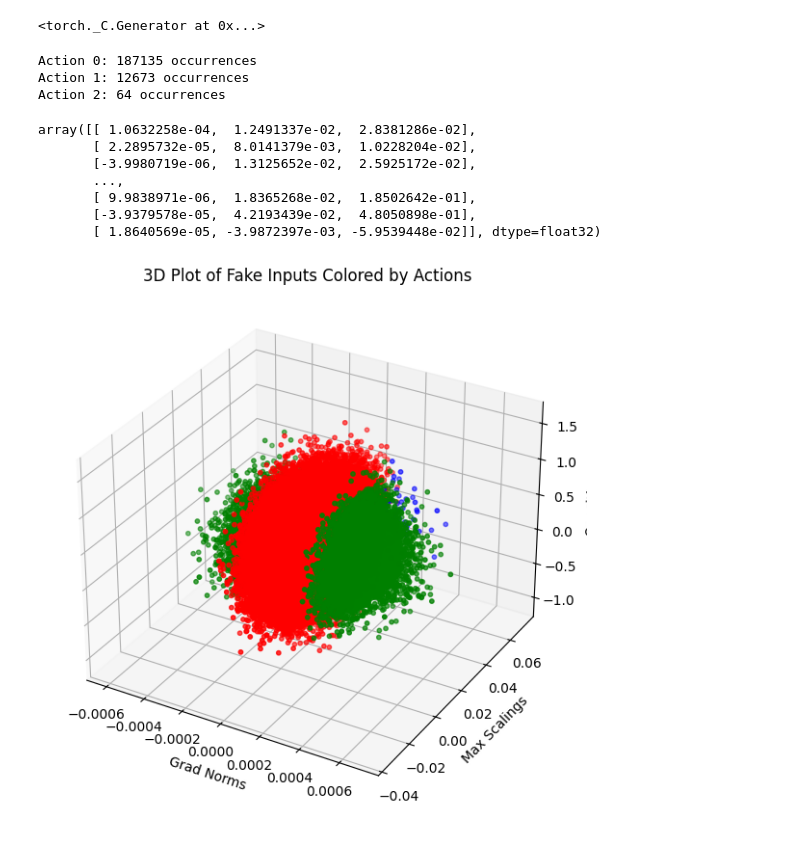
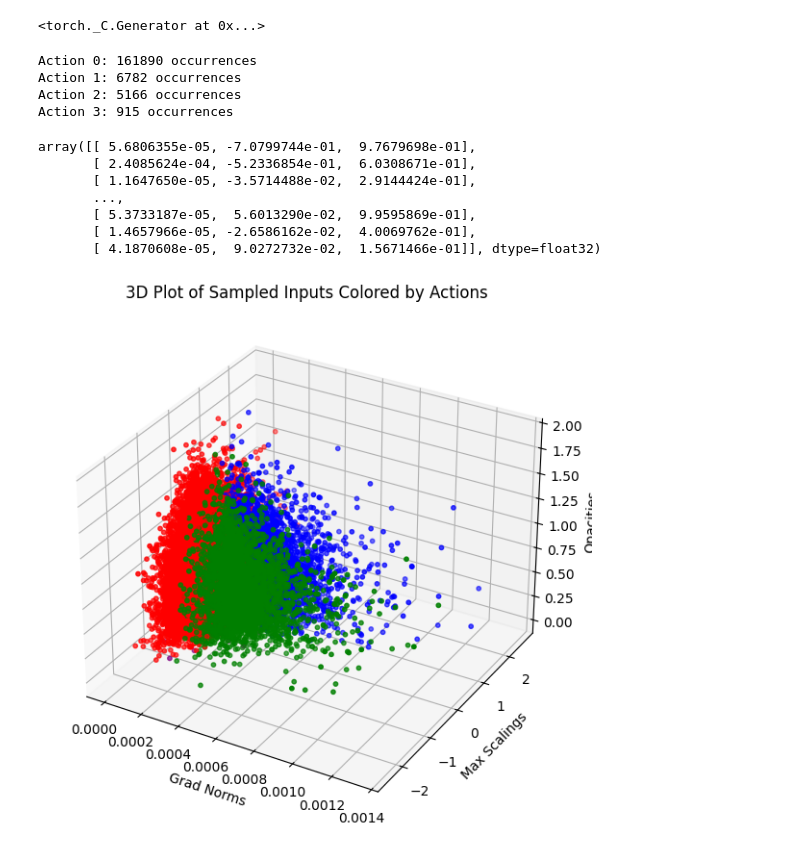
Before and after one commit to Rene1706/master_evaluation, a Jupyter notebook: evaluate_inputs copy.ipynb, the cells around one changed output. Cells and saved outputs as stored; diff of their text form; code cells hidden in the pictures.

```diff
--- a/evaluate_inputs copy.ipynb
+++ b/evaluate_inputs copy.ipynb
@@ -99,7 +99,8 @@ import ast
 
 def get_stats():
     # Path to the text file
-    file_path = '/bigwork/nhmlhuer/gaussian-splatting/grad_and_scaling_and_opacity_2.txt'
+    #file_path = '/bigwork/nhmlhuer/gaussian-splatting/grad_scaling_opactiy_datasets_combined.txt'
+    file_path = '/bigwork/nhmlhuer/gaussian-splatting/grad_scaling_opacity_benchmark.txt'
 
     # Lists to store the parsed values
     grad_stats = []
@@ -142,9 +143,29 @@ def generate_sample_data(num_samples, grad_stats, scaling_stats, opacity_stats,
     all_opacities = torch.cat(all_opacities, dim=0)
 
     return all_grads, all_scalings, all_opacities
+
+def filter_samples(all_grads, all_scalings, all_opacities):
+
+    # Create a mask to filter out samples where both opacity < 0 and gradient < 0
+
+    mask = ~((all_opacities < 0) | (all_grads < 0))
+
+
+
+    # Apply the mask to retain only valid samples
+
+    filtered_grads = all_grads[mask]
+
+    filtered_scalings = all_scalings[mask]
+
+    filtered_opacities = all_opacities[mask]
+
+
+
+    return filtered_grads, filtered_scalings, filtered_opacities
 # %%
 normalized = False
-pruning = False
+pruning = True
 output_size = 4 if pruning else 3
 # Load the saved model
 action_selector = ParamBasedActionSelector(k=1, hidden_size=16, output_size=output_size, increase_bias=-2.0, decrease_bias=2.0).to("cpu")
@@ -160,9 +181,14 @@ action_selector = ParamBasedActionSelector(k=1, hidden_size=16, output_size=outp
 
 #model_path = '/bigwork/nhmlhuer/git/backup/gaussian_splatting_rl/hydra/multirun/psnr_diff_rel_001_004/17-39-05/6/meta_model.torch'
 #model_path = '/bigwork/nhmlhuer/git/backup/gaussian_splatting_rl/hydra/multirun/2024-09-26/21-55-01/6/meta_model.torch'
-model_path = '/bigwork/nhmlhuer/git/master_evaluation/imitation_learning_no_pruning_model_long.torch'
+
+if pruning:
+    model_path = '/bigwork/nhmlhuer/git/master_evaluation/imitation_learning_agent_pruning_model_long.torch'
+else:
+    model_path = '/bigwork/nhmlhuer/git/master_evaluation/imitation_learning_no_pruning_model_long.torch'
+#
 #model_path = '/bigwork/nhmlhuer/git/master_evaluation/imitation_learning_with_opacity_model.torch'
-#model_path = '/bigwork/nhmlhuer/git/master_evaluation/imitation_learning_with_opacity_model_long.torch'
+#
 #model_path = '/bigwork/nhmlhuer/git/backup/gaussian_splatting_rl/hydra/multirun/2024-10-02/23-24-39/0/meta_model.torch'
 if normalized:
     action_selector.load_state_dict(torch.load(model_path, map_location=torch.device('cpu')))
@@ -171,7 +197,7 @@ else:
     action_selector.param_network.load_state_dict(torch.load(model_path, map_location=torch.device('cpu')))
 # %%
 # Create random inputs
-num_samples = 200000
+num_samples = 300000
 # %%
 if normalized:
     #grad_norms = torch.rand(num_samples) * (1e-2 - 1e-8) + 1e-8  # Random gradient norms between 1e-8 and 1e-3 used for runs in 22-42-59
@@ -186,6 +212,8 @@ if not normalized:
     grad_stats, scaling_stats, opacity_stats = get_stats()
     # Generate inputs
     all_grads, all_scalings, all_opacities = generate_sample_data(num_samples, grad_stats, scaling_stats, opacity_stats, "cpu")
+    all_grads, all_scalings, all_opacities = filter_samples(all_grads, all_scalings, all_opacities)
+
     # Stack inputs together for the ParamBasedActionSelector
     inputs = torch.stack([all_grads, all_scalings, all_opacities], dim=-1)
 # %%
@@ -202,50 +230,51 @@ unique_counts = np.bincount(actions_np.flatten())
 for value, count in zip(unique_values, unique_counts):
     print(f"Action {value}: {count} occurrences")
 # %% [output]
-Action 0: 187135 occurrences
-Action 1: 12673 occurrences
-Action 2: 64 occurrences
+Action 0: 161890 occurrences
+Action 1: 6782 occurrences
+Action 2: 5166 occurrences
+Action 3: 915 occurrences
 # %%
 #action_selector.param_network
 inputs_np
 # %% [output]
-array([[ 1.0632258e-04,  1.2491337e-02,  2.8381286e-02],
-       [ 2.2895732e-05,  8.0141379e-03,  1.0228204e-02],
-       [-3.9980719e-06,  1.3125652e-02,  2.5925172e-02],
+array([[ 5.6806355e-05, -7.0799744e-01,  9.7679698e-01],
+       [ 2.4085624e-04, -5.2336854e-01,  6.0308671e-01],
+       [ 1.1647650e-05, -3.5714488e-02,  2.9144424e-01],
        ...,
-       [ 9.9838971e-06,  1.8365268e-02,  1.8502642e-01],
-       [-3.9379578e-05,  4.2193439e-02,  4.8050898e-01],
-       [ 1.8640569e-05, -3.9872397e-03, -5.9539448e-02]], dtype=float32)
+       [ 5.3733187e-05,  5.6013290e-02,  9.9595869e-01],
+       [ 1.4657966e-05, -2.6586162e-02,  4.0069762e-01],
+       [ 4.1870608e-05,  9.0272732e-02,  1.5671466e-01]], dtype=float32)
 # %%
 actions_np = actions_np.astype(int).flatten()
 # %%
 if len(inputs_np) <= 300000:
     # Create a 3D scatter plot of the inputs, colored by action
     fig = plt.figure(figsize=(10, 7))
     ax = fig.add_subplot(111, projection='3d')
 
     # Define colors for each action
     if pruning:
         colors = ['red', 'green', 'blue', 'purple']
     else:
 
         colors = ['red', 'green', 'blue']
     # RED = Noop, GREEN = Clone, BLUE = Split
     action_colors = np.array([colors[a] for a in actions_np])
 
     # Plot the inputs in 3D, colored by action
     sc = ax.scatter(inputs_np[:, 0], inputs_np[:, 1], inputs_np[:, 2], c=action_colors, s=10)
 
     # Set axis labels
     ax.set_xlabel('Grad Norms')
     ax.set_ylabel('Max Scalings')
     ax.set_zlabel('Opacities')
-    ax.set_title('3D Plot of Fake Inputs Colored by Actions')
+    ax.set_title('3D Plot of Sampled Inputs Colored by Actions')
 
     # Show the plot
     plt.show()
 # %% [output]
-[figure, old version]
+[figure, new version]
 # %%
 from mpl_toolkits.mplot3d import Axes3D
 
```
Also changed, not shown: parts of 8 cells of this notebook, 16 other files.
